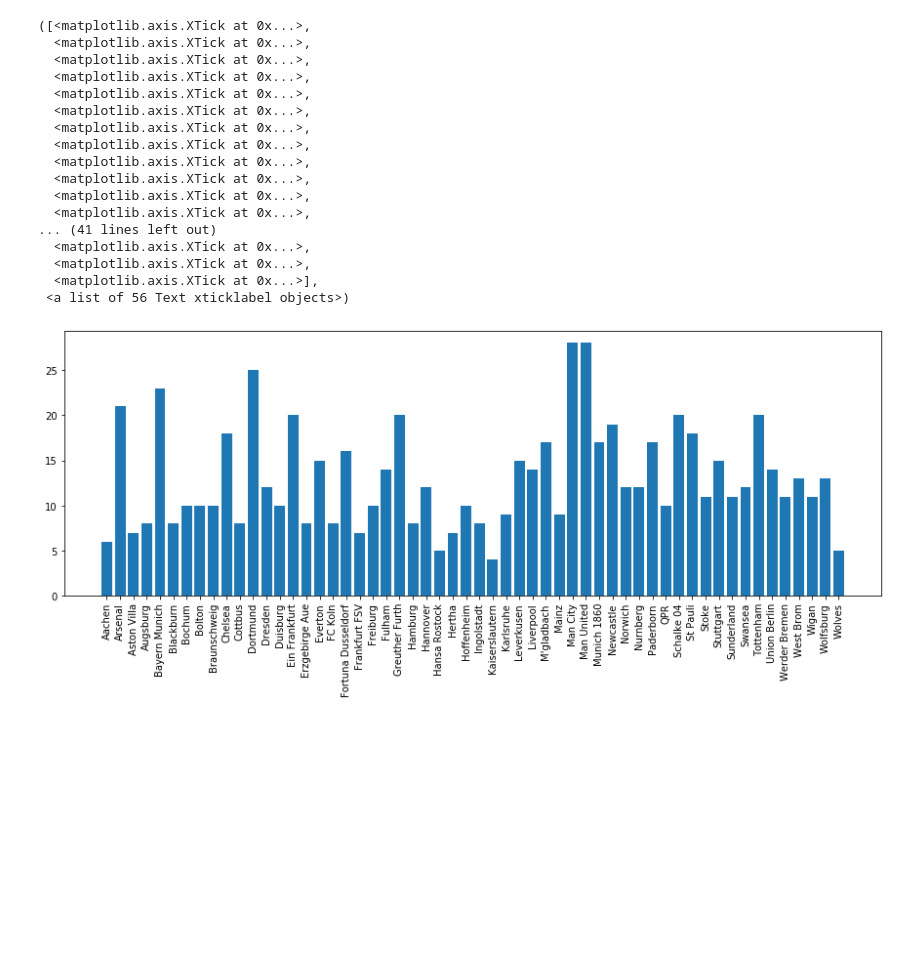
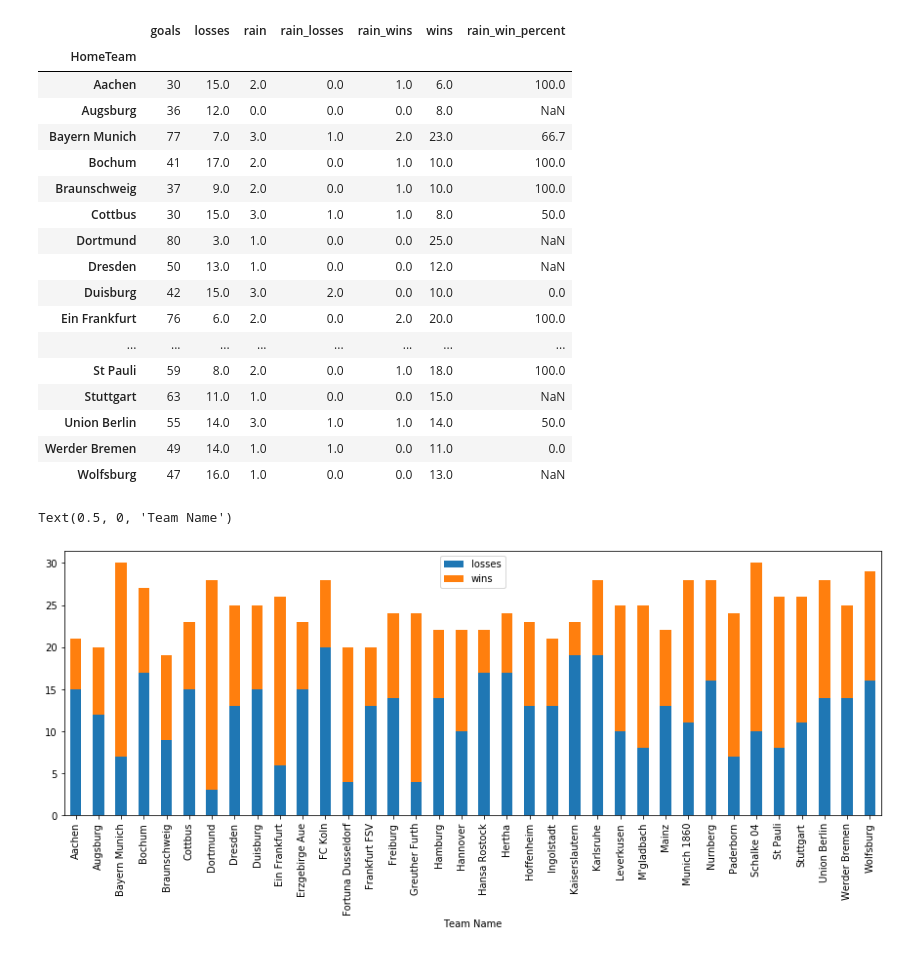
Before and after one commit to nismotie/london-ds-100719-M2-project-template, a Jupyter notebook: footballEDA.ipynb, the cells around one changed output. Cells and saved outputs as stored; diff of their text form; code cells hidden in the pictures; blank space fills up the shorter version.

```diff
--- a/footballEDA.ipynb
+++ b/footballEDA.ipynb
@@ -68,9 +72,15 @@ See the caveats in the documentation: http://pandas.pydata.org/pandas-docs/stabl
+# %%
+# Setting up binary columns for wins in rainy conditions
+matches_2011.loc[((matches_2011['home_win'] == True) & (matches_2011['rain'] == True)), 'rain_home_win'] = True
+matches_2011.loc[((matches_2011['away_win'] == True) & (matches_2011['rain'] == True)), 'rain_away_win'] = True
+matches_2011.rain_home_win = matches_2011.rain_home_win.fillna(False)
+matches_2011.rain_away_win = matches_2011.rain_away_win.fillna(False)
 # %%
+# Grouping and aggregating goal and wins
 matches_2011_home_sum = matches_2011.groupby('HomeTeam').sum()
-matches_2011_home_sum = matches_2011_home_sum.rename(columns = {'home_win': 'wins', 'away_win': 'losses', 'FTHG': 'goals'})
+matches_2011_home_sum = matches_2011_home_sum.rename(columns = {'home_win': 'wins', 'away_win': 'losses', 'rain_home_win': 'rain_wins', 'rain_away_win': 'rain_losses', 'FTHG': 'goals'})
 matches_2011_away_sum = matches_2011.groupby('AwayTeam').sum()
-matches_2011_away_sum = matches_2011_away_sum.rename(columns = {'away_win': 'wins', 'home_win': 'losses', 'FTAG': 'goals'})
+matches_2011_away_sum = matches_2011_away_sum.rename(columns = {'away_win': 'wins', 'home_win': 'losses', 'rain_away_win': 'rain_wins', 'rain_home_win': 'rain_losses', 'FTAG': 'goals'})
 # %%
-team_stats_2011 = matches_2011_away_sum + matches_2011_home_sum
-team_stats_2011 = team_stats_2011.drop(['FTAG', 'FTHG', 'Match_ID', 'Season'], axis = 1)
-team_stats_2011
+total_2011 = matches_2011_home_sum + matches_2011_away_sum
+total_2011.drop(columns=['FTAG', 'FTHG', 'Match_ID', 'Season'], axis = 1, inplace=True)
@@ -96,25 +87,23 @@ team_stats_2011
-# %%
-fig = plt.figure(figsize=(15, 5))
-
-p1 = plt.bar(team_stats_2011.index, height=team_stats_2011.wins)
-# p2 = plt.bar(team_stats_2011.index, height=team_stats_2011.losses)
-plt.xticks(team_stats_2011.index, rotation='vertical')
-# %% [output]
-([<matplotlib.axis.XTick at 0x...>,
-  <matplotlib.axis.XTick at 0x...>,
-  <matplotlib.axis.XTick at 0x...>,
-  <matplotlib.axis.XTick at 0x...>,
-  <matplotlib.axis.XTick at 0x...>,
-  <matplotlib.axis.XTick at 0x...>,
-  <matplotlib.axis.XTick at 0x...>,
-  <matplotlib.axis.XTick at 0x...>,
-  <matplotlib.axis.XTick at 0x...>,
-  <matplotlib.axis.XTick at 0x...>,
-  <matplotlib.axis.XTick at 0x...>,
-  <matplotlib.axis.XTick at 0x...>,
-... (41 lines left out)
-  <matplotlib.axis.XTick at 0x...>,
-  <matplotlib.axis.XTick at 0x...>,
-  <matplotlib.axis.XTick at 0x...>],
- <a list of 56 Text xticklabel objects>)
-[figure, removed]
+# %%
+total_2011['rain_win_percent'] = round(total_2011.rain_wins / (total_2011.rain_wins + total_2011.rain_losses) * 100, 1)
+# %%
+total_2011
+# %% [output]
+|  | goals | losses | rain | rain_losses | rain_wins | wins | rain_win_percent |
+| HomeTeam |  |  |  |  |  |  |  |
+| Aachen | 30 | 15.0 | 2.0 | 0.0 | 1.0 | 6.0 | 100.0 |
+| Augsburg | 36 | 12.0 | 0.0 | 0.0 | 0.0 | 8.0 | NaN |
+| Bayern Munich | 77 | 7.0 | 3.0 | 1.0 | 2.0 | 23.0 | 66.7 |
+| Bochum | 41 | 17.0 | 2.0 | 0.0 | 1.0 | 10.0 | 100.0 |
+| Braunschweig | 37 | 9.0 | 2.0 | 0.0 | 1.0 | 10.0 | 100.0 |
+| Cottbus | 30 | 15.0 | 3.0 | 1.0 | 1.0 | 8.0 | 50.0 |
+| Dortmund | 80 | 3.0 | 1.0 | 0.0 | 0.0 | 25.0 | NaN |
+| Dresden | 50 | 13.0 | 1.0 | 0.0 | 0.0 | 12.0 | NaN |
+| Duisburg | 42 | 15.0 | 3.0 | 2.0 | 0.0 | 10.0 | 0.0 |
+| Ein Frankfurt | 76 | 6.0 | 2.0 | 0.0 | 2.0 | 20.0 | 100.0 |
+| ... | ... | ... | ... | ... | ... | ... | ... |
+| St Pauli | 59 | 8.0 | 2.0 | 0.0 | 1.0 | 18.0 | 100.0 |
+| Stuttgart | 63 | 11.0 | 1.0 | 0.0 | 0.0 | 15.0 | NaN |
+| Union Berlin | 55 | 14.0 | 3.0 | 1.0 | 1.0 | 14.0 | 50.0 |
+| Werder Bremen | 49 | 14.0 | 1.0 | 1.0 | 0.0 | 11.0 | 0.0 |
+| Wolfsburg | 47 | 16.0 | 1.0 | 0.0 | 0.0 | 13.0 | NaN |
@@ -120,0 +114,6 @@ plt.xticks(team_stats_2011.index, rotation='vertical')
+# %%
+ax = totals_2011.plot(y = ['losses', 'wins'], kind = 'bar', stacked = True, figsize=(15, 5))
+ax.set_xlabel("Team Name") # A figure that I can't seem to get into my MongoDB
+# %% [output]
+Text(0.5, 0, 'Team Name')
+[figure, added]
```
Also changed, not shown: parts of 27 cells of this notebook, 5 other files.
